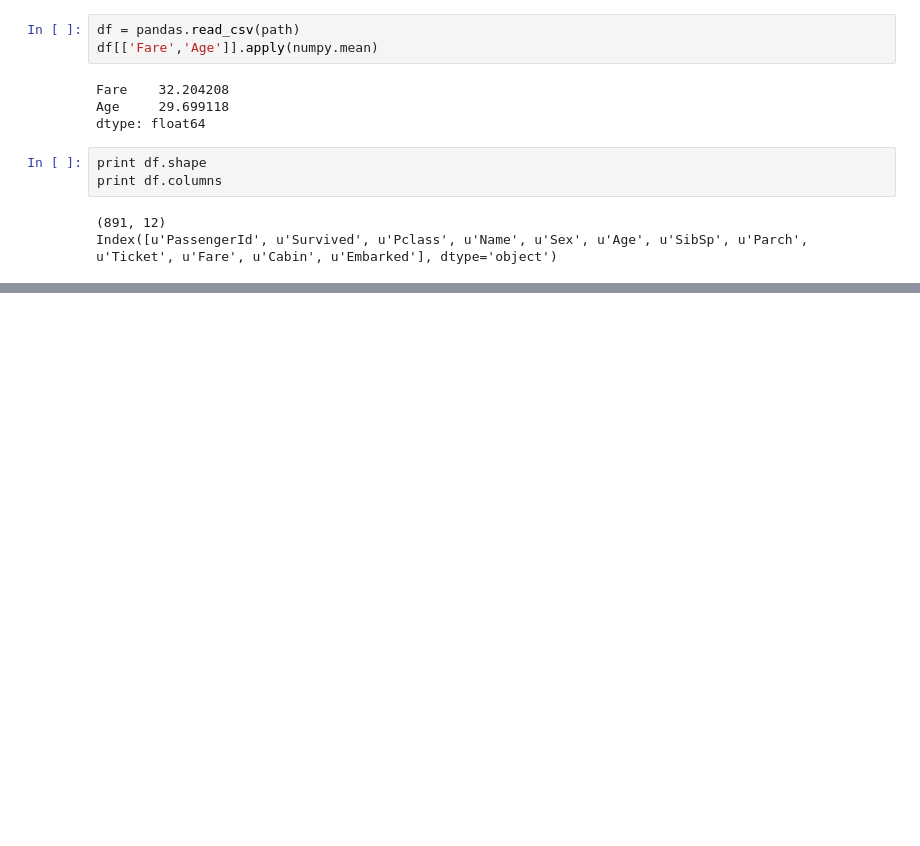
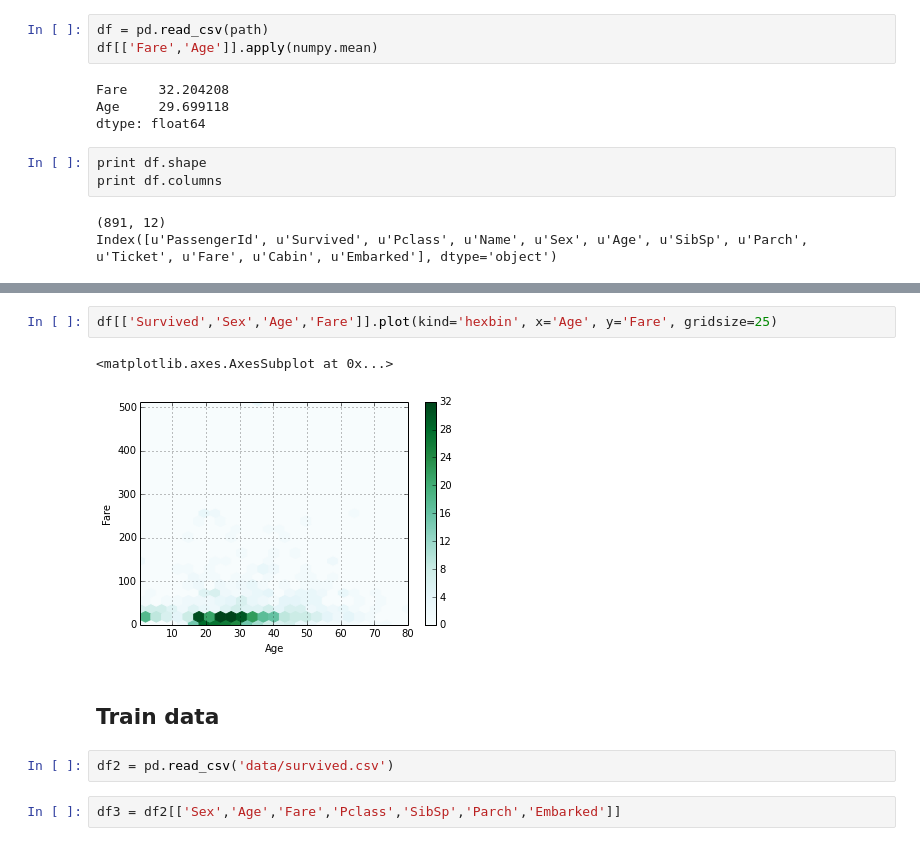
Before and after one commit to ericandbeethoven/datascience-adventures, a Jupyter notebook: udacity/titanic/titanic.ipynb, the cells around one changed output, grey strips where cells are left out. Cells and saved outputs as stored; diff of their text form; blank space fills up the shorter version.

Commit message:
add basic plot to compare values

```diff
--- a/udacity/titanic/titanic.ipynb
+++ b/udacity/titanic/titanic.ipynb
@@ -243,7 +243,7 @@ predictions_file.close()
 # %% [markdown]
 # Experimental Section
 # %%
-df = pandas.read_csv(path)
+df = pd.read_csv(path)
 df[['Fare','Age']].apply(numpy.mean)
 # %% [output]
 Fare    32.204208
@@ -273,0 +279,11 @@ print "Error: %d%%" % (float(survived_actual - survived_predicted)/survived_actu
+# %%
+df[['Survived','Sex','Age','Fare']].plot(kind='hexbin', x='Age', y='Fare', gridsize=25)
+# %% [output]
+<matplotlib.axes.AxesSubplot at 0x...>
+[figure, added]
+# %% [markdown]
+## Train data
+# %%
+df2 = pd.read_csv('data/survived.csv')
+# %%
+df3 = df2[['Sex','Age','Fare','Pclass','SibSp','Parch','Embarked']]
```
Also changed, not shown: parts of 9 cells of this notebook, 2 other files.
